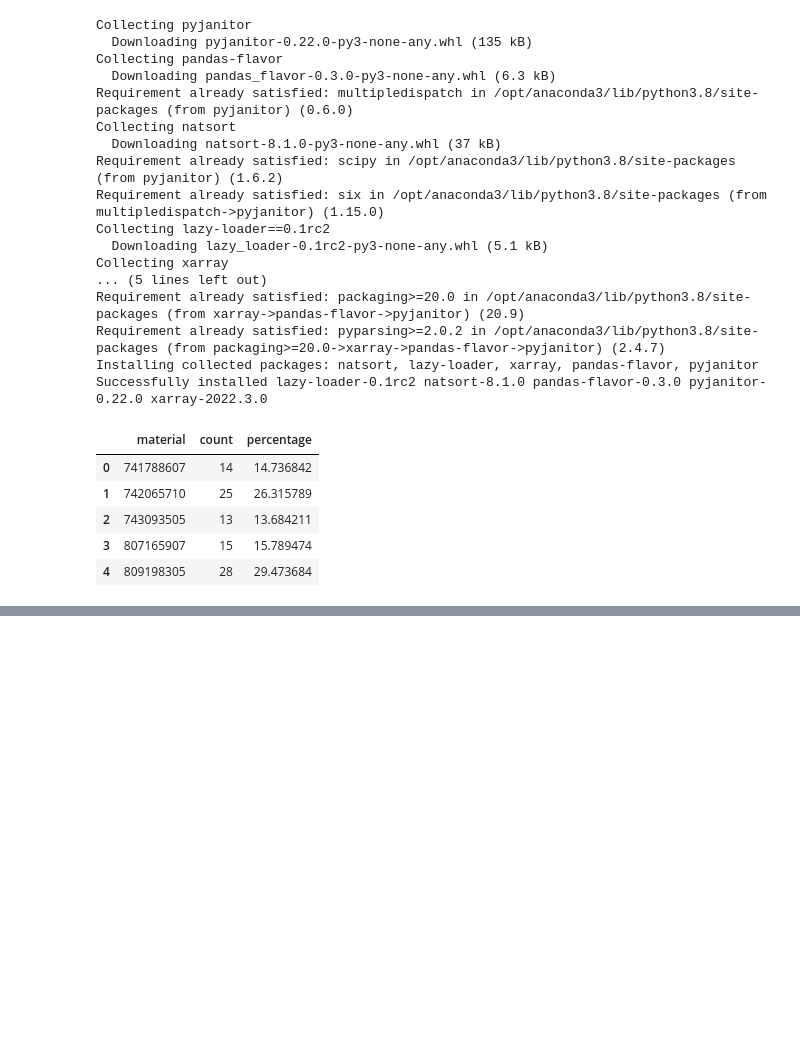
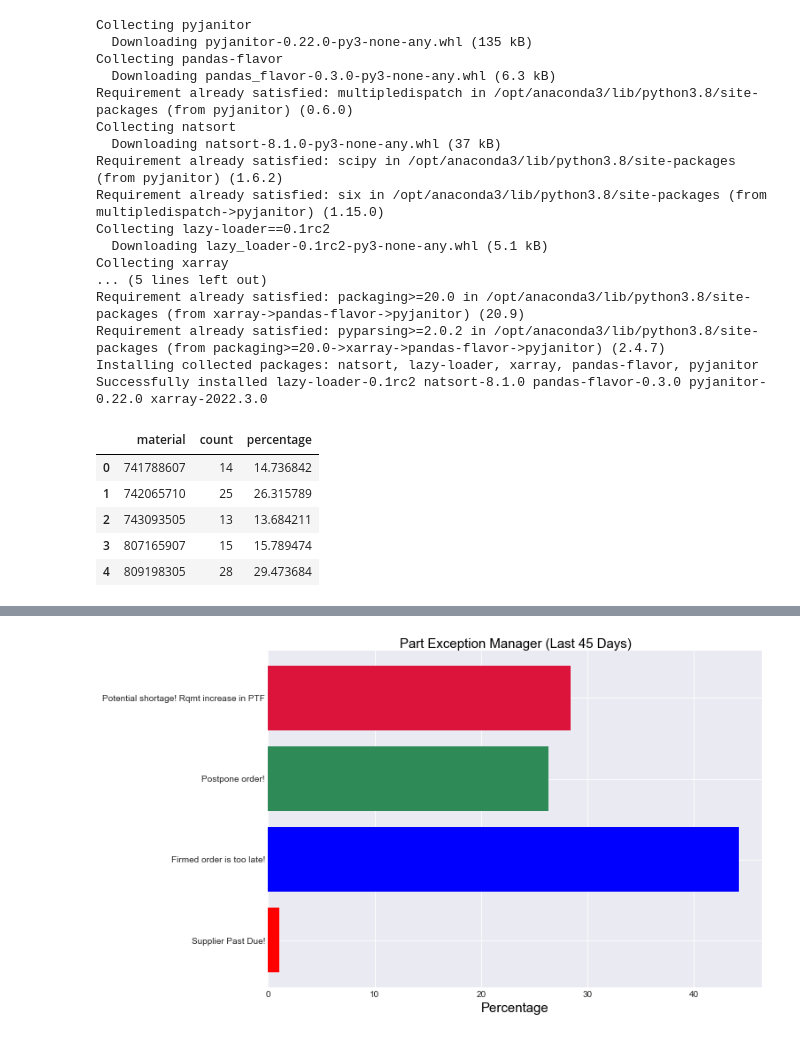
Before and after one commit to pankeshpatel/bmw-material-planner-assistant, a Jupyter notebook: backend/health score.ipynb, the cells around one changed output, grey strips where cells are left out. Saved outputs shown, nothing was run; the diff lists cells and outputs as text; code cells hidden in the pictures; blank space fills up the shorter version.

```diff
--- a/backend/health score.ipynb
+++ b/backend/health score.ipynb
@@ -265,0 +375,6 @@ exception_matrix
+# %%
+# count
+
+exception_manager_count.rename(columns = {'matnr':'count'}, inplace = True)
+exception_manager_count.drop('cdate', axis =1, inplace = True)
+exception_manager_count
@@ -265,0 +388,5 @@ exception_matrix
+# %%
+# 'percentage'
+exception_manager_percentage = ((exception_manager_count['count'] / len(dataframe_exception_manager_filter))*100).to_frame()
+exception_manager_percentage.rename(columns = {'count':'percentage'}, inplace = True)
+exception_manager_percentage
@@ -265,0 +400,8 @@ exception_matrix
+# %%
+# combine "count" and "percentage" column into one Table
+exception_manager_result = pd.concat([exception_manager_count, exception_manager_percentage], axis=1)
+
+# reset index
+exception_manager_result.reset_index(inplace=True)
+exception_manager = exception_manager_result.rename(columns = {'auskt':'exception'})
+exception_manager
@@ -265,0 +414,36 @@ exception_matrix
+# %%
+import matplotlib.pyplot as plt
+
+font = {
+        'color':  'black',
+        'weight': '10',
+        'size': 15,
+        }
+
+#exception_manager_exception = exception_manager['exception']
+#list_exception_manager_exception= list(exception_manager_exception)
+
+list_exception_manager_exception = ['Supplier Past Due!','Firmed order is too late!', 'Postpone order!', 'Potential shortage! Rqmt increase in PTF']
+
+exception_manager_percentage = exception_manager['percentage']
+list_exception_manager_percentage = list(exception_manager['percentage'])
+
+# Create figure
+fig = plt.figure(figsize=(10, 7))
+
+bar_colors = ['red','blue','seagreen','crimson','gold']
+
+
+plt.barh(list_exception_manager_exception, list_exception_manager_percentage, color=bar_colors)
+
+plt.title(label = 'Part Exception Manager (Last 45 Days)',
+         fontsize=15,
+         color="black",
+         pad='2.0',
+         fontweight=10,
+         loc="center")
+
+plt.xlabel('Percentage', fontdict=font)
+plt.show()
+# %% [output]
+[figure, added]
```
Also changed, not shown: parts of 11 cells of this notebook.
